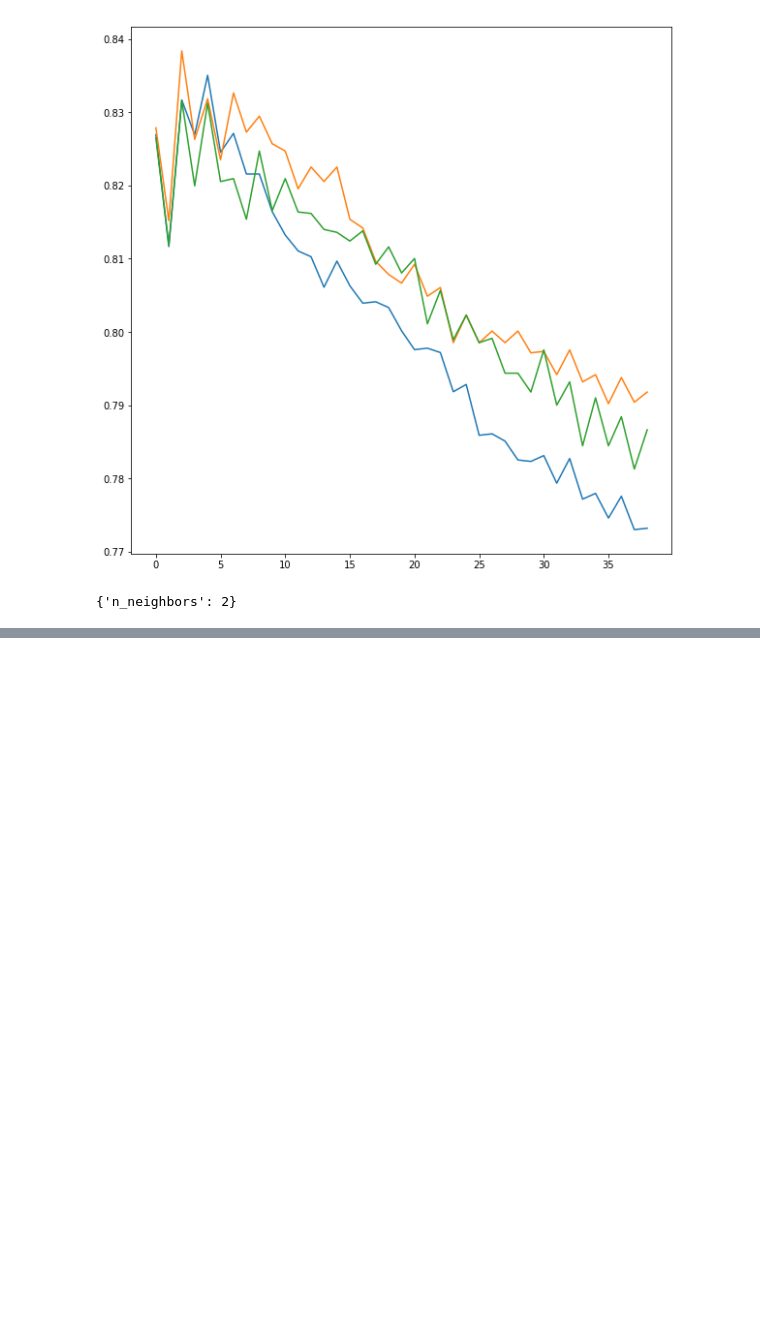
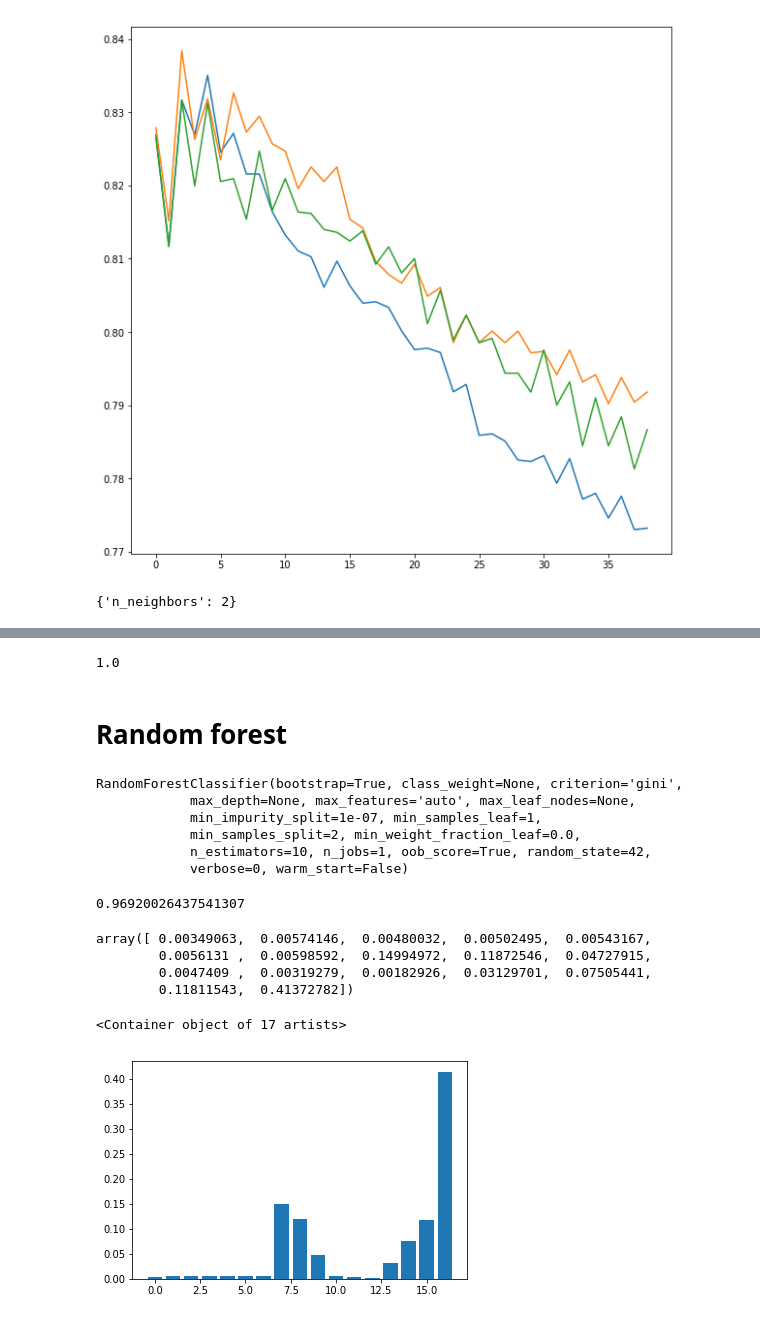
Before and after one commit to DiegoPerezCaa/TFM_QualitySession, a Jupyter notebook: dataTesting/Prueba_5_MachineLearning.ipynb, the cells around one changed output, grey strips where cells are left out. Cells and saved outputs as stored; diff of their text form; code cells hidden in the pictures; blank space fills up the shorter version.

```diff
--- a/dataTesting/Prueba_5_MachineLearning.ipynb
+++ b/dataTesting/Prueba_5_MachineLearning.ipynb
@@ -177,0 +283,37 @@ print clf.best_params_
+# %%
+accuracy_score(y_test,clf.predict(X_test))
+# %% [output]
+1.0
+# %% [markdown]
+#  Random forest
+# %%
+#from sklearn.ensemble import RandomForestClassifier
+X = (dd[dd.columns[2:19]].values)
+y = dd['Y']
+clf = RandomForestClassifier(oob_score=True, random_state=42)
+clf.fit(X,y)
+# %% [output]
+RandomForestClassifier(bootstrap=True, class_weight=None, criterion='gini',
+            max_depth=None, max_features='auto', max_leaf_nodes=None,
+            min_impurity_split=1e-07, min_samples_leaf=1,
+            min_samples_split=2, min_weight_fraction_leaf=0.0,
+            n_estimators=10, n_jobs=1, oob_score=True, random_state=42,
+            verbose=0, warm_start=False)
+# %%
+clf.oob_score_
+# %% [output]
+0.96920026437541307
+# %%
+clf.feature_importances_
+# %% [output]
+array([ 0.00349063,  0.00574146,  0.00480032,  0.00502495,  0.00543167,
+        0.0056131 ,  0.00598592,  0.14994972,  0.11872546,  0.04727915,
+        0.0047409 ,  0.00319279,  0.00182926,  0.03129701,  0.07505441,
+        0.11811543,  0.41372782])
+# %%
+import matplotlib.pyplot as plt
+%matplotlib inline
+plt.bar(range(len(clf.feature_importances_)),clf.feature_importances_)
+# %% [output]
+<Container object of 17 artists>
+[figure, added]
```
Also changed, not shown: parts of 22 cells of this notebook.
